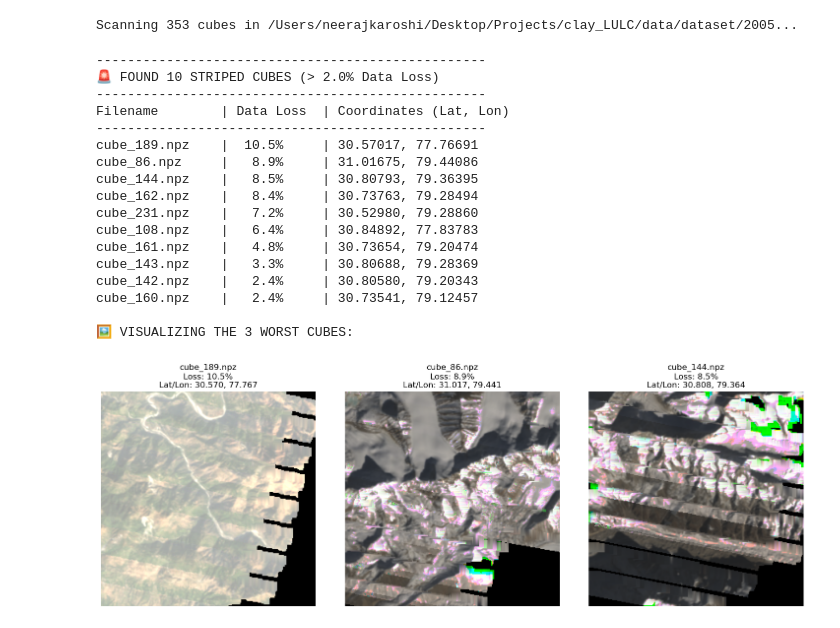
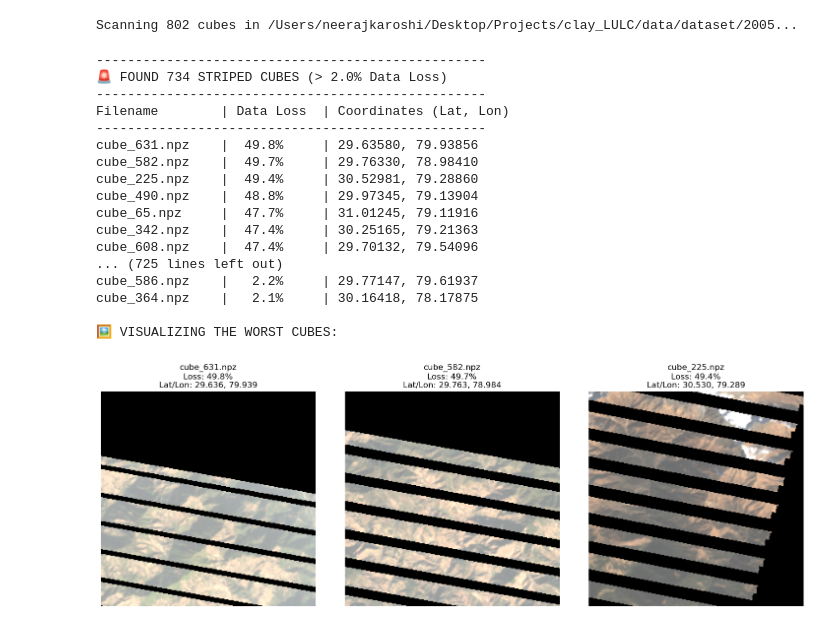
Before and after one commit to neerajk/clay_LULC, a Jupyter notebook: src/dataset_analysis.ipynb, the cells around one changed output. Drawn from its saved outputs; the diff is of its cells as text; code cells hidden in the pictures.

Commit message:
Dataset Generated

```diff
--- a/src/dataset_analysis.ipynb
+++ b/src/dataset_analysis.ipynb
@@ -121,22 +127,22 @@ from pathlib import Path
 from tqdm.auto import tqdm
 
 # --- CONFIGURATION ---
-DATA_DIR = Path('../data/dataset/2005')
+DATA_DIR = Path('../data/dataset/2005/')
 DEAD_PIXEL_THRESHOLD = 0.02  # 2% threshold
 
 # --- DECODING UTILITY ---
-def decode_latlon(encoded_array):
+def decode_latlon(lat_encoded, lon_encoded):
     """Reverses the sin/cos encoding to get real-world coordinates."""
     def decode_scalar_pair(pair):
         angle = np.arctan2(pair[0], pair[1])
         return (angle / (2 * np.pi)) % 1.0
 
-    lat_norm = decode_scalar_pair(encoded_array[:2])
-    lon_norm = decode_scalar_pair(encoded_array[2:])
+    lat_norm_val = decode_scalar_pair(lat_encoded)
+    lon_norm_val = decode_scalar_pair(lon_encoded)
 
     # De-normalize back to degrees
-    lat_est = lat_norm * 180.0 - 90.0
-    lon_est = lon_norm * 360.0 - 180.0
+    lat_est = lat_norm_val * 180.0 - 90.0
+    lon_est = lon_norm_val * 360.0 - 180.0
 
     return lat_est, lon_est
 
@@ -154,11 +160,13 @@ def analyze_and_locate_stripes():
     for cube_path in tqdm(cube_files, desc="Scanning Cubes"):
         try:
             with np.load(cube_path) as data:
-                img = data['image']
-                latlon_encoded = data['latlon']
+                # Updated to use the correct keys
+                img = data['pixels']
+                lat_encoded = data['lat_norm']
+                lon_encoded = data['lon_norm']
 
-            # Decode coordinates
-            lat, lon = decode_latlon(latlon_encoded)
+            # Decode coordinates using separated inputs
+            lat, lon = decode_latlon(lat_encoded, lon_encoded)
 
             # Calculate dead pixels (all bands = 0)
             dead_pixels = np.all(img == 0, axis=0)
@@ -193,50 +201,52 @@ def analyze_and_locate_stripes():
         for _, row in corrupted_df.iterrows():
             print(f"{row['filename']:<15} | {row['dead_pixel_percent']:>5.1f}%     | {row['latitude']:.5f}, {row['longitude']:.5f}")
 
-    # --- VISUALIZE THE 3 WORST CUBES ---
+    # --- VISUALIZE THE WORST CUBES ---
     if len(corrupted_df) > 0:
-        print("\n🖼️ VISUALIZING THE 3 WORST CUBES:")
+        print("\n🖼️ VISUALIZING THE WORST CUBES:")
         worst_cubes = corrupted_df.head(3)
 
         fig, axes = plt.subplots(1, len(worst_cubes), figsize=(15, 5))
-        if len(worst_cubes) == 1: axes = [axes]
+        # Handle case where there is only 1 corrupted cube
+        if len(worst_cubes) == 1:
+            axes = [axes]
 
         for idx, (_, row) in enumerate(worst_cubes.iterrows()):
             with np.load(row['path']) as data:
-                img = data['image']
+                img = data['pixels'] # Updated key
 
             rgb = np.dstack([img[0], img[1], img[2]])
             p_hi = np.percentile(rgb[rgb > 0], 98) if np.any(rgb > 0) else 1
             rgb_vis = np.clip(rgb / p_hi, 0, 1)
 
             axes[idx].imshow(rgb_vis)
             axes[idx].set_title(f"{row['filename']}\nLoss: {row['dead_pixel_percent']:.1f}%\nLat/Lon: {row['latitude']:.3f}, {row['longitude']:.3f}")
             axes[idx].axis('off')
 
         plt.tight_layout()
         plt.show()
 
     return df
 
 # Run it
 df_stats = analyze_and_locate_stripes()
 # %% [output]
-Scanning 353 cubes in /Users/neerajkaroshi/Desktop/Projects/clay_LULC/data/dataset/2005...
+Scanning 802 cubes in /Users/neerajkaroshi/Desktop/Projects/clay_LULC/data/dataset/2005...
 --------------------------------------------------
-🚨 FOUND 10 STRIPED CUBES (> 2.0% Data Loss)
+🚨 FOUND 734 STRIPED CUBES (> 2.0% Data Loss)
 --------------------------------------------------
 Filename        | Data Loss  | Coordinates (Lat, Lon)
 --------------------------------------------------
-cube_189.npz    |  10.5%     | 30.57017, 77.76691
-cube_86.npz     |   8.9%     | 31.01675, 79.44086
-cube_144.npz    |   8.5%     | 30.80793, 79.36395
-cube_162.npz    |   8.4%     | 30.73763, 79.28494
-cube_231.npz    |   7.2%     | 30.52980, 79.28860
-cube_108.npz    |   6.4%     | 30.84892, 77.83783
-cube_161.npz    |   4.8%     | 30.73654, 79.20474
-cube_143.npz    |   3.3%     | 30.80688, 79.28369
-cube_142.npz    |   2.4%     | 30.80580, 79.20343
-cube_160.npz    |   2.4%     | 30.73541, 79.12457
+cube_631.npz    |  49.8%     | 29.63580, 79.93856
+cube_582.npz    |  49.7%     | 29.76330, 78.98410
+cube_225.npz    |  49.4%     | 30.52981, 79.28860
+cube_490.npz    |  48.8%     | 29.97345, 79.13904
+cube_65.npz     |  47.7%     | 31.01245, 79.11916
+cube_342.npz    |  47.4%     | 30.25165, 79.21363
+cube_608.npz    |  47.4%     | 29.70132, 79.54096
+... (725 lines left out)
+cube_586.npz    |   2.2%     | 29.77147, 79.61937
+cube_364.npz    |   2.1%     | 30.16418, 78.17875
 
-🖼️ VISUALIZING THE 3 WORST CUBES:
+🖼️ VISUALIZING THE WORST CUBES:
-[figure, old version]
+[figure, new version]
```
Also changed, not shown: parts of 1 cell of this notebook, 8 other files.
